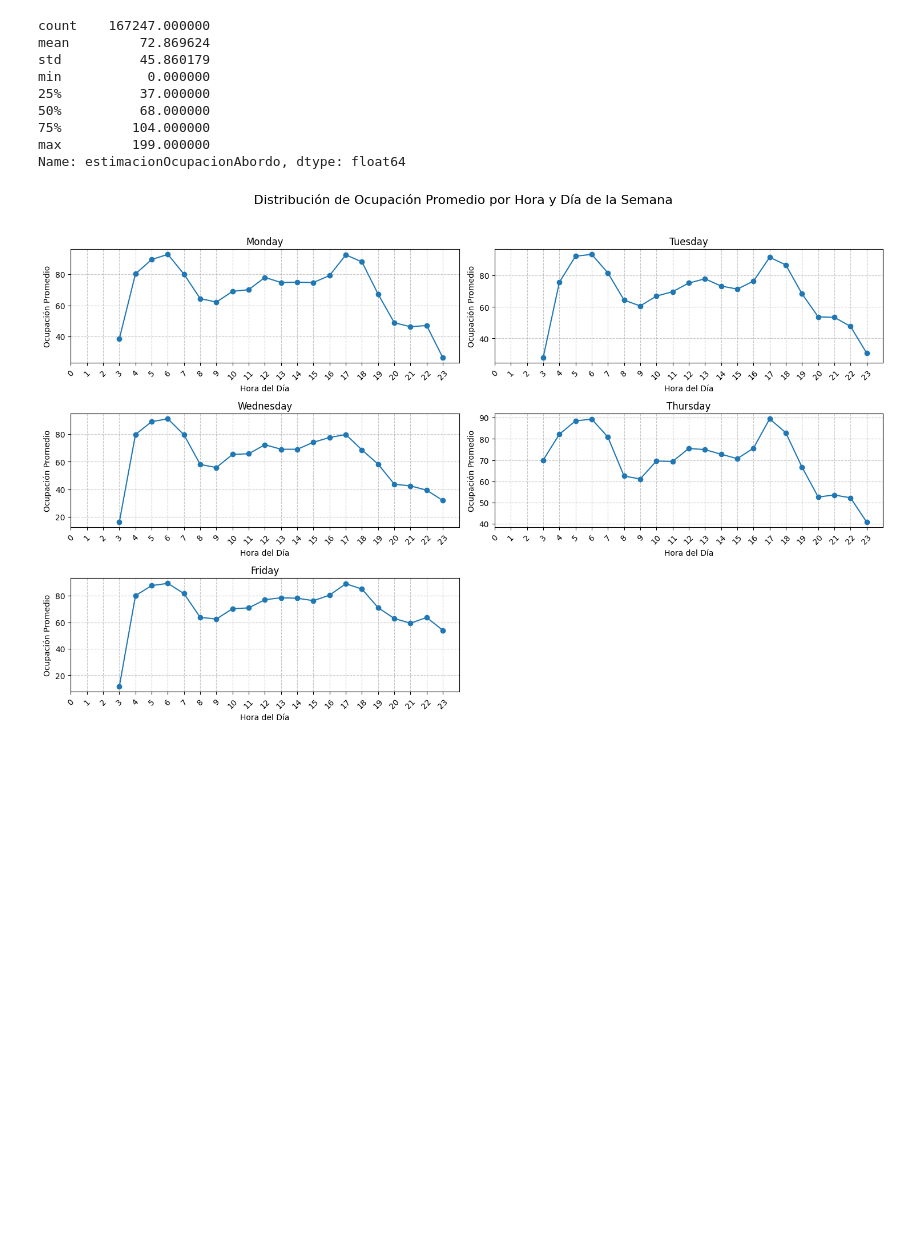
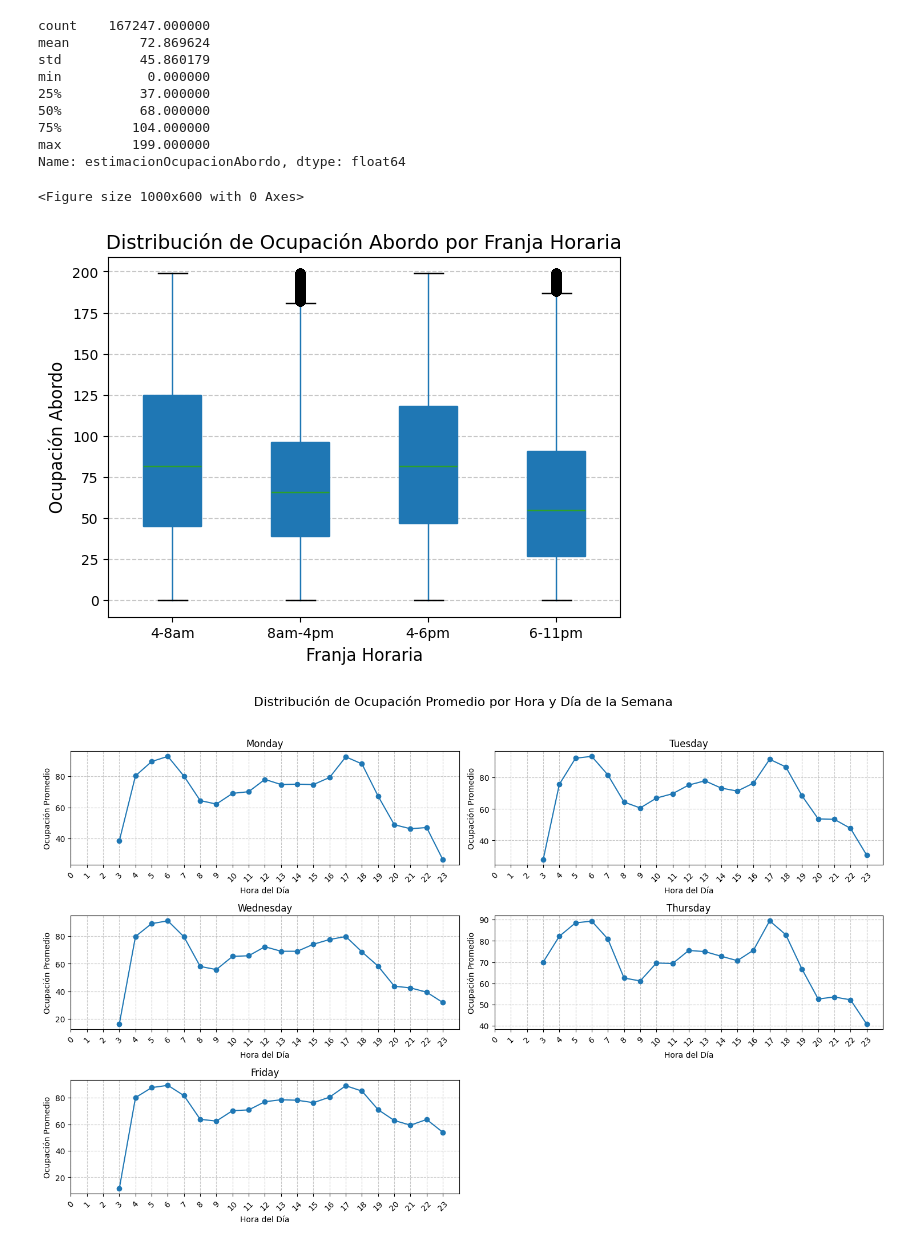
Before and after one commit to jbojacap/ProyectoRedesNeuronales, a Jupyter notebook: Notebooks/1. eda.ipynb, the cells around one changed output. Saved outputs shown, nothing was run; the diff lists cells and outputs as text; code cells hidden in the pictures; blank space fills up the shorter version.

```diff
--- a/Notebooks/1. eda.ipynb
+++ b/Notebooks/1. eda.ipynb
@@ -88,6 +88,38 @@ min           0.000000
 75%         104.000000
 max         199.000000
 Name: estimacionOcupacionAbordo, dtype: float64
+# %%
+import matplotlib.pyplot as plt
+import pandas as pd
+
+# Crear la columna de franjas horarias
+data['franja_horaria'] = pd.cut(
+    data['hora'],
+    bins=[4, 8, 16, 18, 24],
+    labels=['4-8am', '8am-4pm', '4-6pm', '6-11pm'],
+    right=False
+)
+
+# Filtrar solo las franjas horarias de interés
+franjas_interes = ['4-8am', '8am-4pm', '4-6pm', '6-11pm']
+data_franjas = data[data['franja_horaria'].isin(franjas_interes)]
+
+# Crear diagrama de caja para las franjas horarias
+plt.figure(figsize=(10, 6))
+data_franjas.boxplot(column='estimacionOcupacionAbordo', by='franja_horaria', grid=False, patch_artist=True)
+
+# Configuración del gráfico
+plt.title('Distribución de Ocupación Abordo por Franja Horaria', fontsize=14)
+plt.suptitle('')  # Eliminar el título automático de pandas
+plt.xlabel('Franja Horaria', fontsize=12)
+plt.ylabel('Ocupación Abordo', fontsize=12)
+plt.grid(axis='y', linestyle='--', alpha=0.7)
+
+# Mostrar el gráfico
+plt.show()
+# %% [output]
+<Figure size 1000x600 with 0 Axes>
+[figure, added]
 # %%
 import matplotlib.pyplot as plt
 import pandas as pd
```
Also changed, not shown: parts of 8 cells of this notebook.
